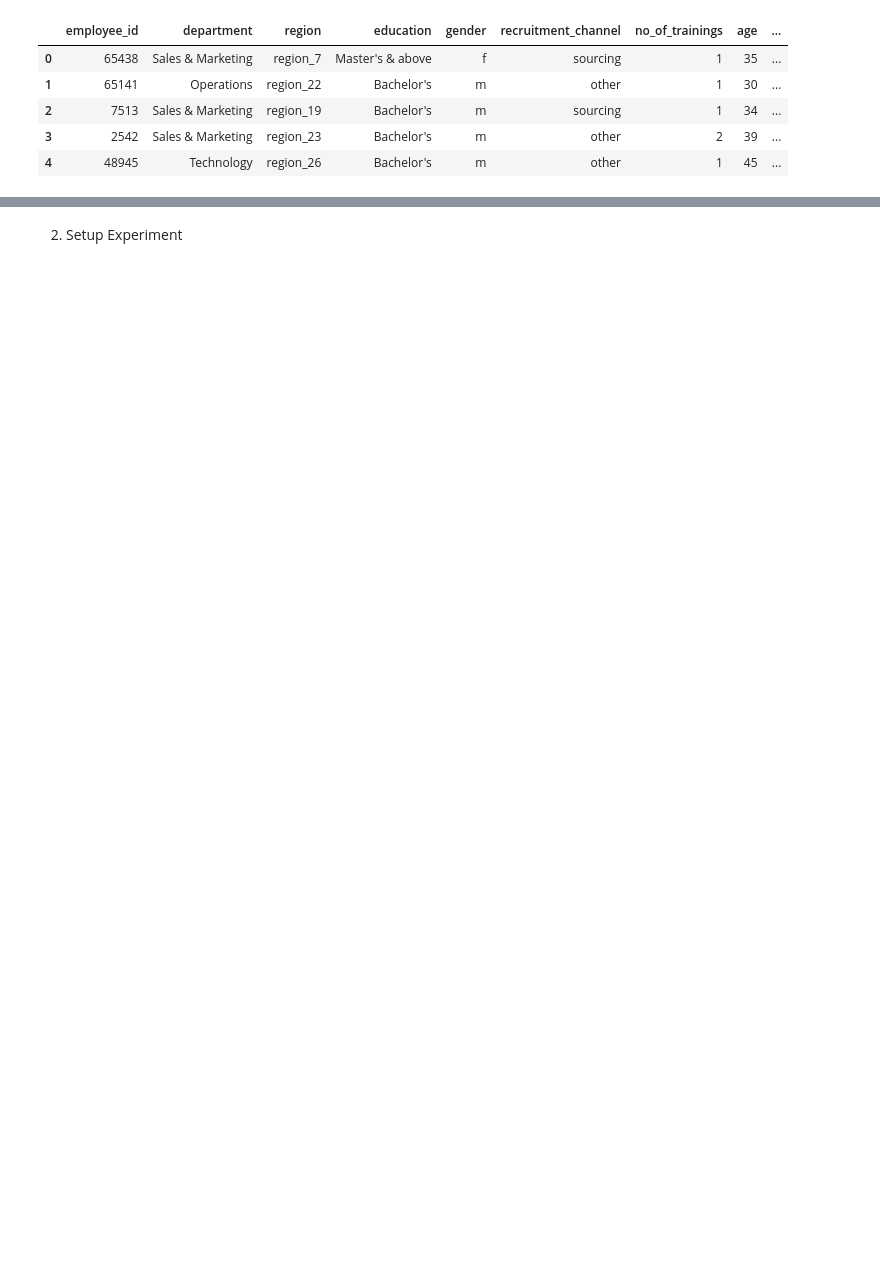
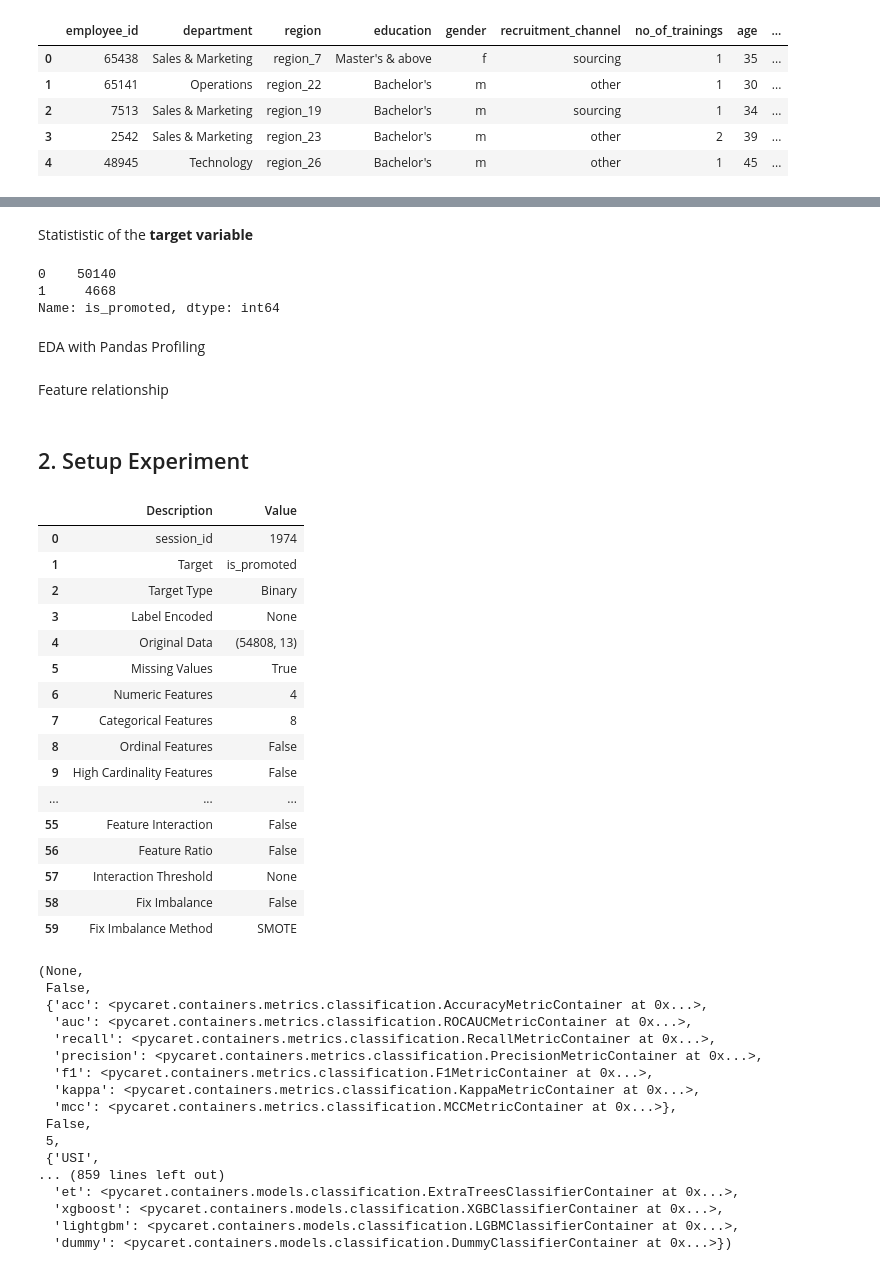
Before and after one commit to vdvChuong/AutoML-Streamlit, a Jupyter notebook: automl_pycaret.ipynb, the cells around one changed output, grey strips where cells are left out. Cells and saved outputs as stored; diff of their text form; code cells hidden in the pictures; blank space fills up the shorter version.

```diff
--- a/automl_pycaret.ipynb
+++ b/automl_pycaret.ipynb
@@ -27,0 +124,8 @@ emp_df.head()
+# %% [markdown]
+Statististic of the **target variable**
+# %%
+df_train.is_promoted.value_counts()
+# %% [output]
+0    50140
+1     4668
+Name: is_promoted, dtype: int64
@@ -27,0 +136,2 @@ emp_df.head()
+# %% [markdown]
+EDA with Pandas Profiling
@@ -27,0 +141,2 @@ emp_df.head()
+# %% [markdown]
+Feature relationship
@@ -28,5 +145,40 @@ emp_df.head()
 # %% [markdown]
-2. Setup Experiment
+## 2. Setup Experiment
 # %%
-setup(emp_df, target = 'is_promoted')
+setup(df_train, target = 'is_promoted')
+# %% [output]
+|  | Description | Value |
+| 0 | session_id | 1974 |
+| 1 | Target | is_promoted |
+| 2 | Target Type | Binary |
+| 3 | Label Encoded | None |
+| 4 | Original Data | (54808, 13) |
+| 5 | Missing Values | True |
+| 6 | Numeric Features | 4 |
+| 7 | Categorical Features | 8 |
+| 8 | Ordinal Features | False |
+| 9 | High Cardinality Features | False |
+| ... | ... | ... |
+| 55 | Feature Interaction | False |
+| 56 | Feature Ratio | False |
+| 57 | Interaction Threshold | None |
+| 58 | Fix Imbalance | False |
+| 59 | Fix Imbalance Method | SMOTE |
+(None,
+ False,
+ {'acc': <pycaret.containers.metrics.classification.AccuracyMetricContainer at 0x...>,
+  'auc': <pycaret.containers.metrics.classification.ROCAUCMetricContainer at 0x...>,
+  'recall': <pycaret.containers.metrics.classification.RecallMetricContainer at 0x...>,
+  'precision': <pycaret.containers.metrics.classification.PrecisionMetricContainer at 0x...>,
+  'f1': <pycaret.containers.metrics.classification.F1MetricContainer at 0x...>,
+  'kappa': <pycaret.containers.metrics.classification.KappaMetricContainer at 0x...>,
+  'mcc': <pycaret.containers.metrics.classification.MCCMetricContainer at 0x...>},
+ False,
+ 5,
+ {'USI',
+... (859 lines left out)
+  'et': <pycaret.containers.models.classification.ExtraTreesClassifierContainer at 0x...>,
+  'xgboost': <pycaret.containers.models.classification.XGBClassifierContainer at 0x...>,
+  'lightgbm': <pycaret.containers.models.classification.LGBMClassifierContainer at 0x...>,
+  'dummy': <pycaret.containers.models.classification.DummyClassifierContainer at 0x...>})
 # %% [markdown]
```
Also changed, not shown: parts of 33 cells of this notebook, 3 other files.
